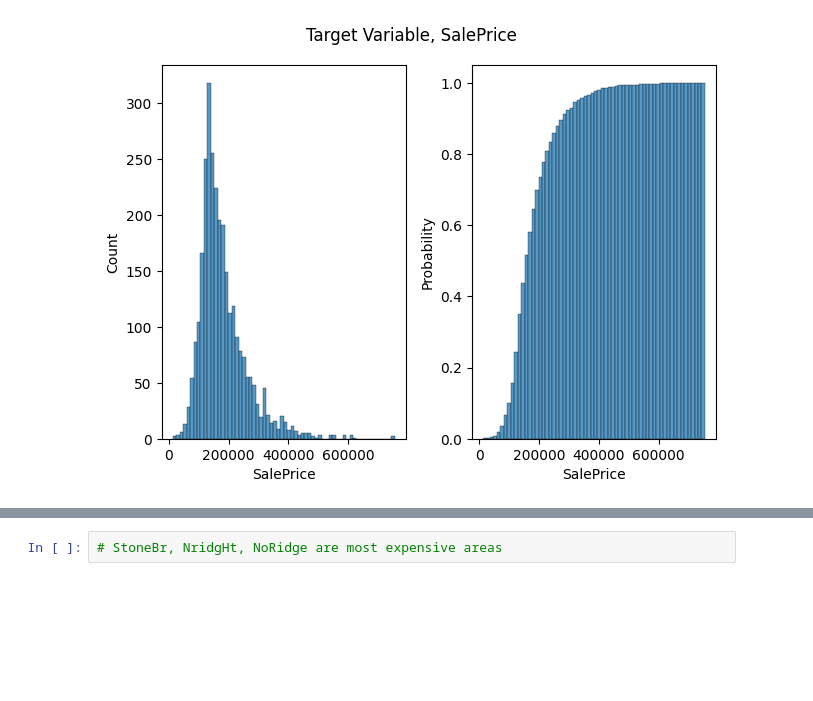
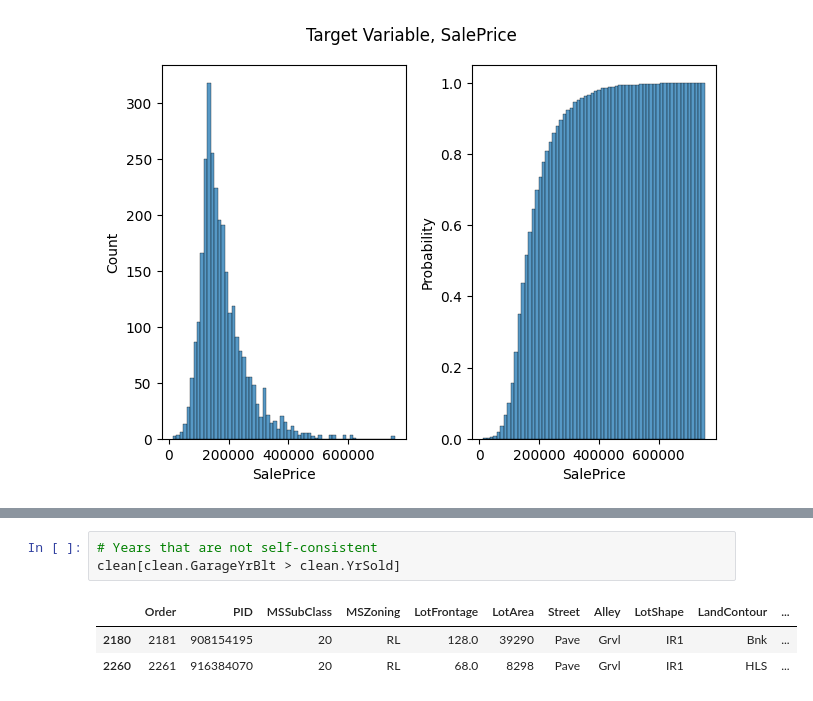
Before and after one commit to blakeb211/ames-housing, a Jupyter notebook: exploration.ipynb, the cells around one changed output, grey strips where cells are left out. Cells and saved outputs as stored; diff of their text form; blank space fills up the shorter version.

```diff
--- a/exploration.ipynb
+++ b/exploration.ipynb
@@ -102,2 +103,7 @@ plt.grid(True)
-# %%
-# StoneBr, NridgHt, NoRidge are most expensive areas
+# %%
+# Years that are not self-consistent
+clean[clean.GarageYrBlt > clean.YrSold]
+# %% [output]
+|  | Order | PID | MSSubClass | MSZoning | LotFrontage | LotArea | Street | Alley | LotShape | LandContour | ... |
+| 2180 | 2181 | 908154195 | 20 | RL | 128.0 | 39290 | Pave | Grvl | IR1 | Bnk | ... |
+| 2260 | 2261 | 916384070 | 20 | RL | 68.0 | 8298 | Pave | Grvl | IR1 | HLS | ... |
```
Also changed, not shown: parts of 19 cells of this notebook, 1 other file.
